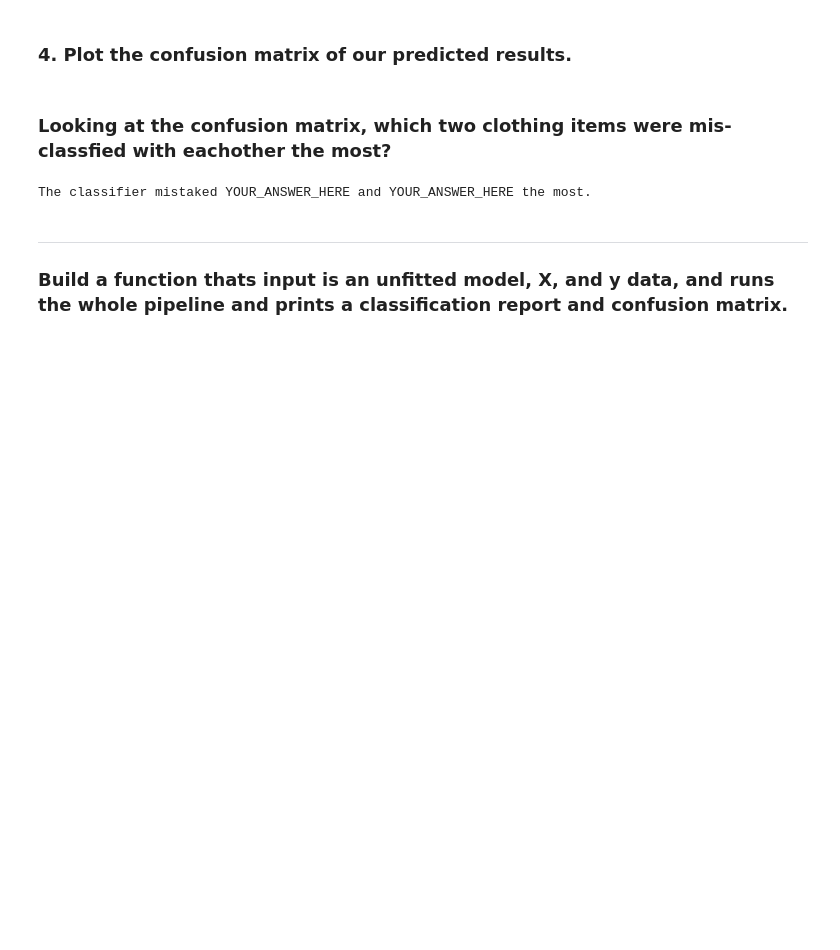
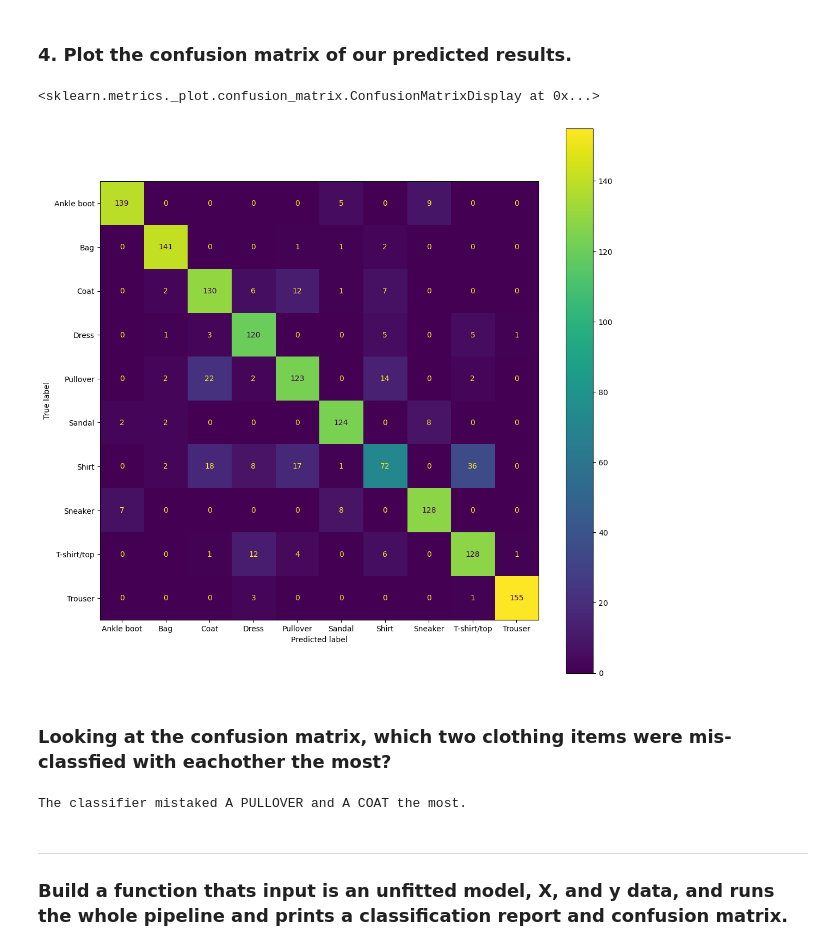
Before and after one commit to CenzOh/Python_Data_Science, a Jupyter notebook: Week-07-Image-Classification/Image-Classification-Exercise.ipynb, the cells around one changed output. Cells and saved outputs as stored; diff of their text form; code cells hidden in the pictures; blank space fills up the shorter version.

```diff
--- a/Week-07-Image-Classification/Image-Classification-Exercise.ipynb
+++ b/Week-07-Image-Classification/Image-Classification-Exercise.ipynb
@@ -86,13 +179,16 @@ selected_features = ???
 # %%
 # 2. Define our `X` and `y` data.
 
-X = df[???]
+X = df[selected_features]
 
-y = df[???]
+y = df['label']
 # %% [markdown]
 ### 3. Train-test-split our `X` and `y` data
 # %%
 # 3. Train-test-split our `X` and `y` data
+X_train, X_test, y_train, y_test = train_test_split(
+    X, y, test_size=0.25
+)
 # %% [markdown]
 ____
 # 3. Build and train our model
@@ -103,3 +199,5 @@ ____
 from sklearn import svm
 
 # Initalize our Support Vector Classifier
+model = svm.SVC()
+model #of type SVC
@@ -106,2 +206,3 @@ from sklearn import svm
 # %%
 # 2. Fit that model with our training data.
+model.fit(X_train, y_train)
@@ -134,9 +256,17 @@ Use the sklearn helper fuction for this.
+# %%
+### 4. Plot the confusion matrix of our predicted results.
+fig, ax = plt.subplots(figsize=(13,13))
+metrics.plot_confusion_matrix(estimator=model, X=X_test,
+                              y_true=y_test, ax=ax) # oh wow lots of mistkaes we can see
+# %% [output]
+<sklearn.metrics._plot.confusion_matrix.ConfusionMatrixDisplay at 0x...>
+[figure, added]
 # %% [markdown]
 ### Looking at the confusion matrix, which two clothing items were mis-classfied with eachother the most?
 # %%
-print('The classifier mistaked YOUR_ANSWER_HERE and YOUR_ANSWER_HERE the most.')
+print('The classifier mistaked A PULLOVER and A COAT the most.')
 # %% [output]
-The classifier mistaked YOUR_ANSWER_HERE and YOUR_ANSWER_HERE the most.
+The classifier mistaked A PULLOVER and A COAT the most.
 # %% [markdown]
 ___
 ### Build a function thats input is an unfitted model, X, and y data, and runs the whole pipeline and prints a classification report and confusion matrix.
```
Also changed, not shown: parts of 25 cells of this notebook, 1 other file.
